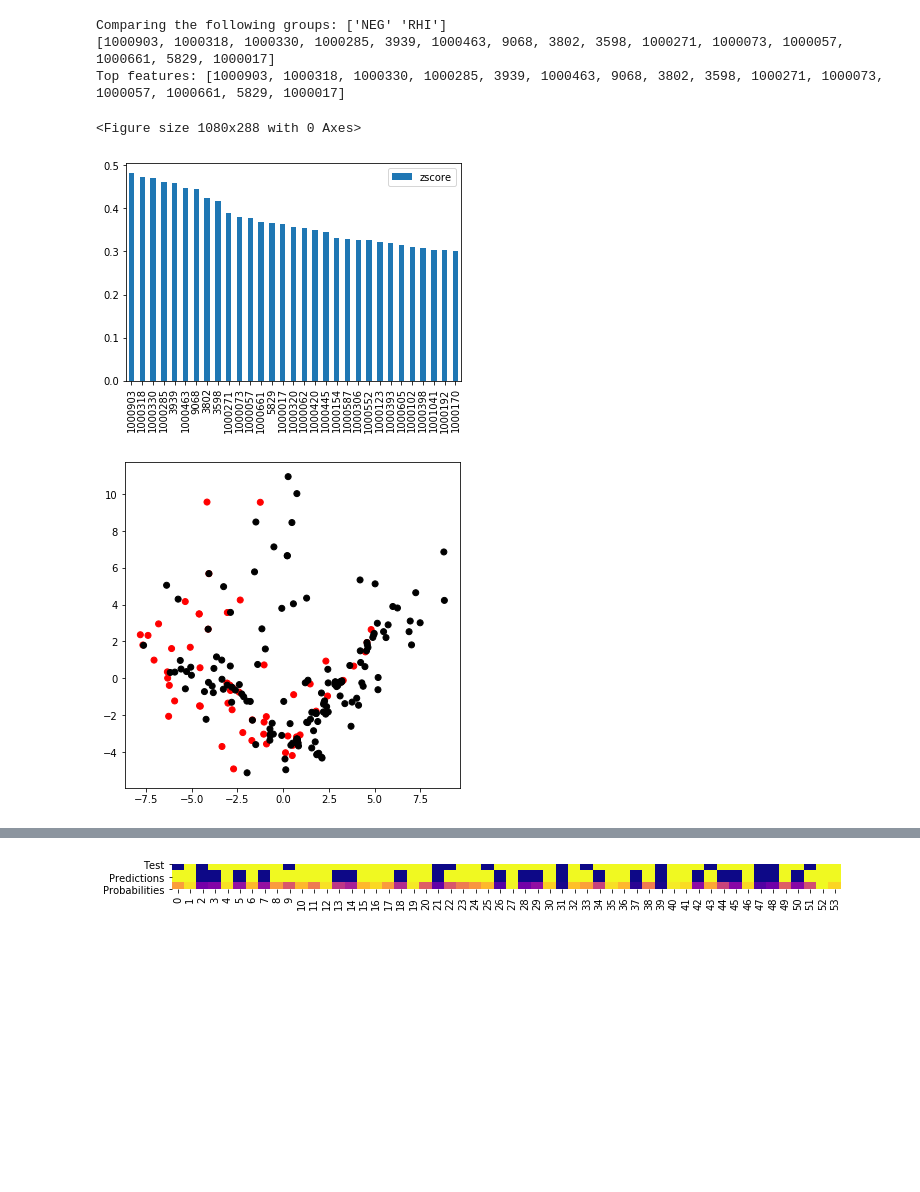
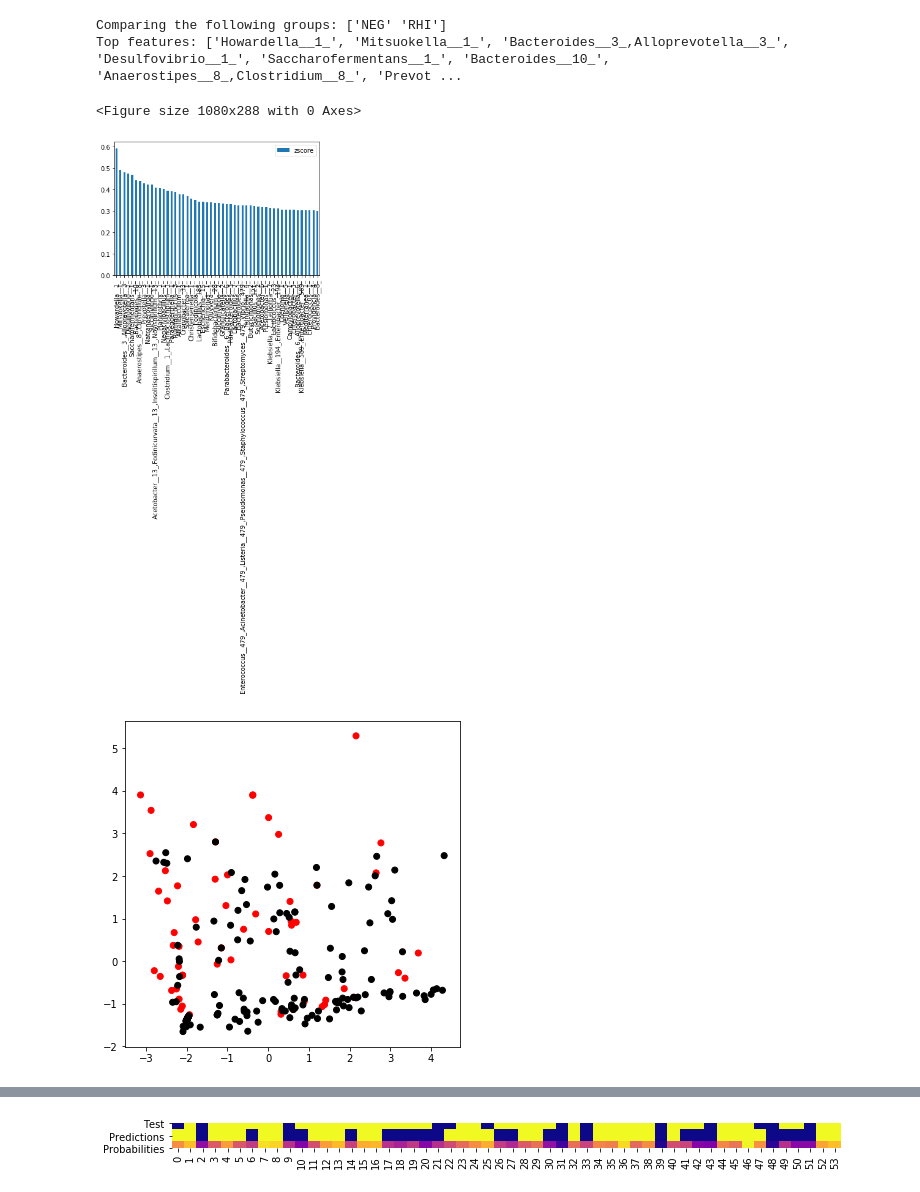
Before and after one commit to jacknicoludis/HIVClassifier, a Jupyter notebook: project_files/HIVClassifier.ipynb, the cells around one changed output, grey strips where cells are left out. Saved outputs shown, nothing was run; the diff lists cells and outputs as text; code cells hidden in the pictures; blank space fills up the shorter version.

Commit message:
updates to model

```diff
--- a/project_files/HIVClassifier.ipynb
+++ b/project_files/HIVClassifier.ipynb
@@ -1,4 +1,5 @@
 # %%
+from sklearn.metrics import make_scorer, precision_score, recall_score, f1_score, fbeta_score, roc_auc_score
 %run run_model.ipynb
 
 #OSU abundance files that are output from HiMAP
@@ -22,13 +23,9 @@ meta_file = 'data_files/HIV_acquisition_metadata.csv'
 # css - cumulative sum scaling
 norm_type = 'clr'
 
-#Number of components
-#Works when feature_reduction is not None
-ncomp = 15 #integer
-
 #Specify whether to level the abundances up a level in phylogeny
 # genus, family, order, phylum, None
-levelup = None
+levelup = 'genus'
 
 #Specify groups to compare (only binary classification)
 # NEG - negative
@@ -45,6 +42,10 @@ groups = ['NEG', 'RHI']
 #None - No dimensionality reduction
 feat_reduction = 'zscore'
 
+#Number of components
+#Works when feature_reduction is not None
+ncomp = 12 #integer
+
 #specify the test fraction
 test_frac = 0.25
 
@@ -52,42 +53,50 @@ test_frac = 0.25
 #lg - logistic regression
 #rf - random forest
 #xg - XGBoost
 #all - all three
-model = 'lg'
-
-#specify whether to upsample the minor fraction
-upsample = False
+model = 'all'
 
 #specify whether to make PCA plot
 plot_pca = True
 
 #specify whether to plot Learning Curve
 plot_lc = True
 
 #specify whether to make abundance plots for top features
 plot_ab_comp = True
+
+#Abundance cutoff
+cutoff=0.001
+
+#scorer selection
+#f1_score
+#fbeta_score
+#precision_score
+#recall_score
+#roc_auc_score
+scorer = make_scorer(roc_auc_score)
 
 
 an_df = run_entire_model(osu_files,
                          tax_files,
                          meta_file,
                          norm_type,
                          ncomp,
                          levelup,
                          groups,
                          feat_reduction,
                          test_frac,
                          model,
-                         upsample,
                          plot_pca,
                          plot_lc,
-                         plot_ab_comp)
+                         plot_ab_comp,
+                         cutoff,
+                         scorer)
 # %% [output]
 Comparing the following groups: ['NEG' 'RHI']
-[1000903, 1000318, 1000330, 1000285, 3939, 1000463, 9068, 3802, 3598, 1000271, 1000073, 1000057, 1000661, 5829, 1000017]
-Top features: [1000903, 1000318, 1000330, 1000285, 3939, 1000463, 9068, 3802, 3598, 1000271, 1000073, 1000057, 1000661, 5829, 1000017]
+Top features: ['Howardella__1_', 'Mitsuokella__1_', 'Bacteroides__3_,Alloprevotella__3_', 'Desulfovibrio__1_', 'Saccharofermentans__1_', 'Bacteroides__10_', 'Anaerostipes__8_,Clostridium__8_', 'Prevot ...
 <Figure size 1080x288 with 0 Axes>
-[figure, old version]
+[figure, new version]
-[figure, old version]
+[figure, new version]
 --------------------------------------------------
 Logistic Regression
@@ -111 +120 @@ Test  NEG [18.92307692 22.07692308]
-[figure, old version]
+[figure, new version]
```
Also changed, not shown: parts of 1 cell of this notebook, 4 other files.
